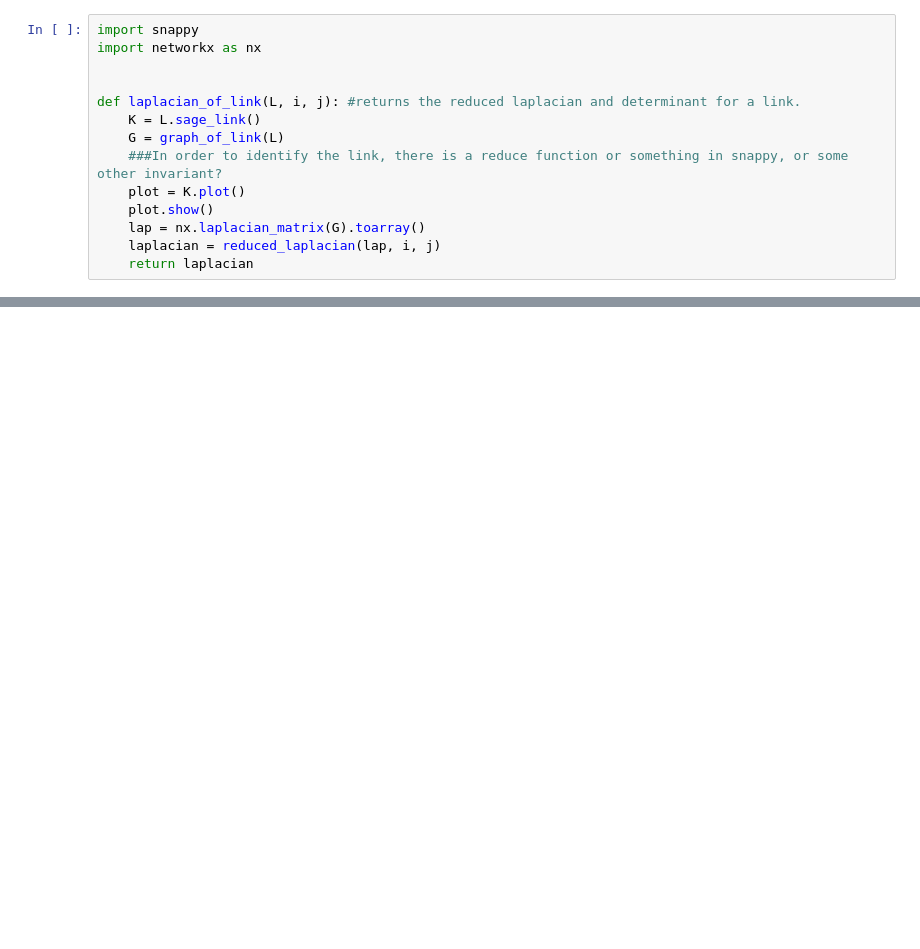
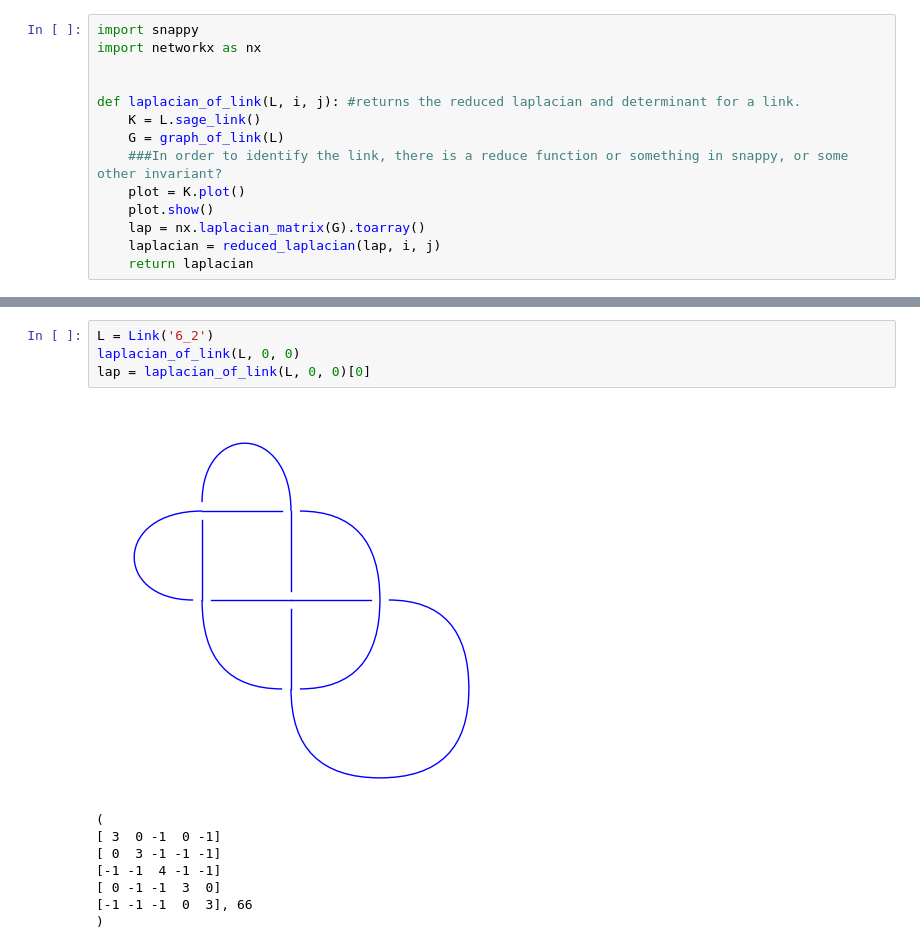
Before and after one commit to sadboyneedcodes/REU2024, a Jupyter notebook: sage_tests.ipynb, the cells around one changed output, grey strips where cells are left out. Saved outputs shown, nothing was run; the diff lists cells and outputs as text; blank space fills up the shorter version.

```diff
--- a/sage_tests.ipynb
+++ b/sage_tests.ipynb
@@ -244 +257,14 @@ Unknot
 ... (8 outputs left out)
+# %%
+L = Link('6_2')
+laplacian_of_link(L, 0, 0)
+lap = laplacian_of_link(L, 0, 0)[0]
+# %% [output]
+[figure, added]
+(
+[ 3  0 -1  0 -1]
+[ 0  3 -1 -1 -1]
+[-1 -1  4 -1 -1]
+[ 0 -1 -1  3  0]
+[-1 -1 -1  0  3], 66
+)
```
Also changed, not shown: parts of 10 cells of this notebook.
